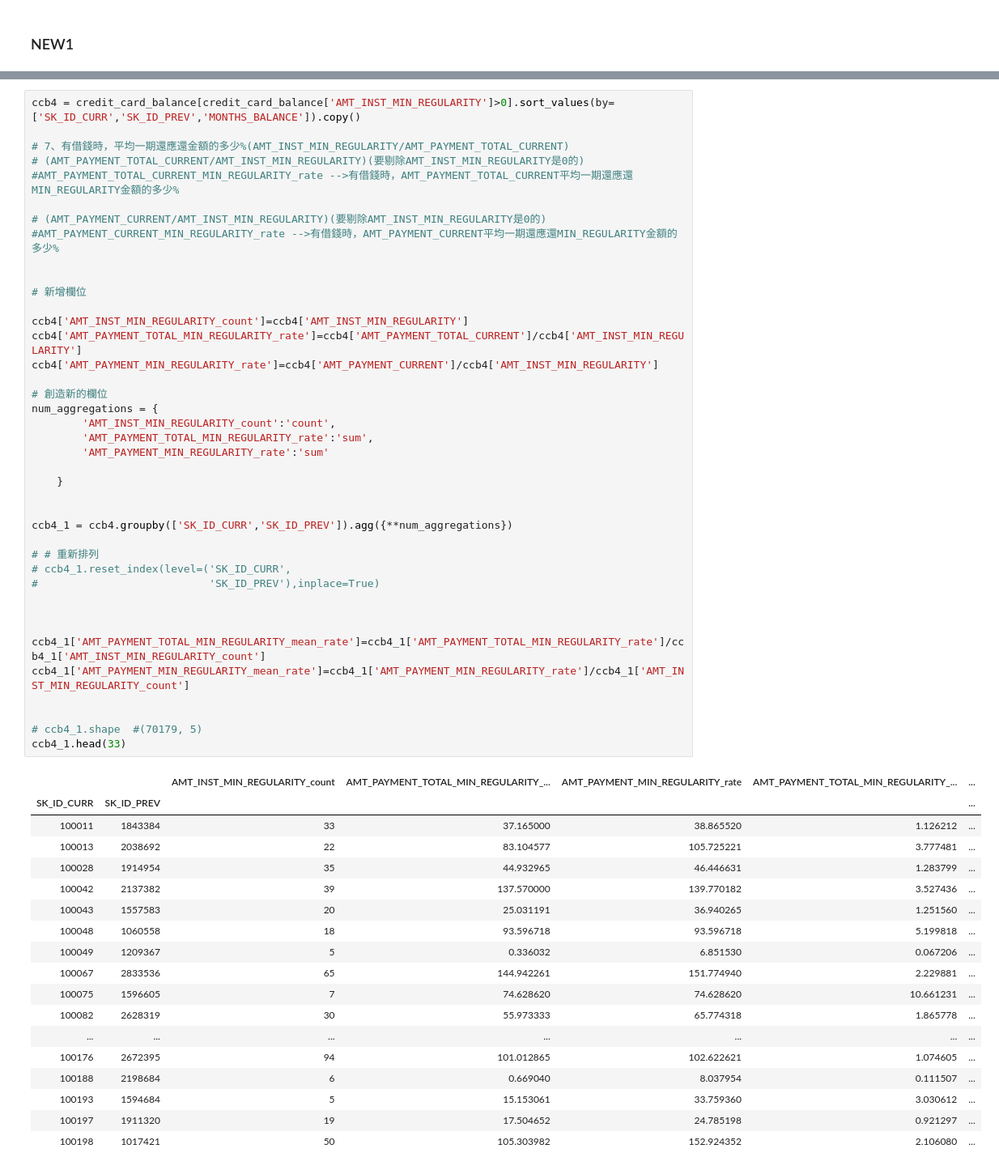
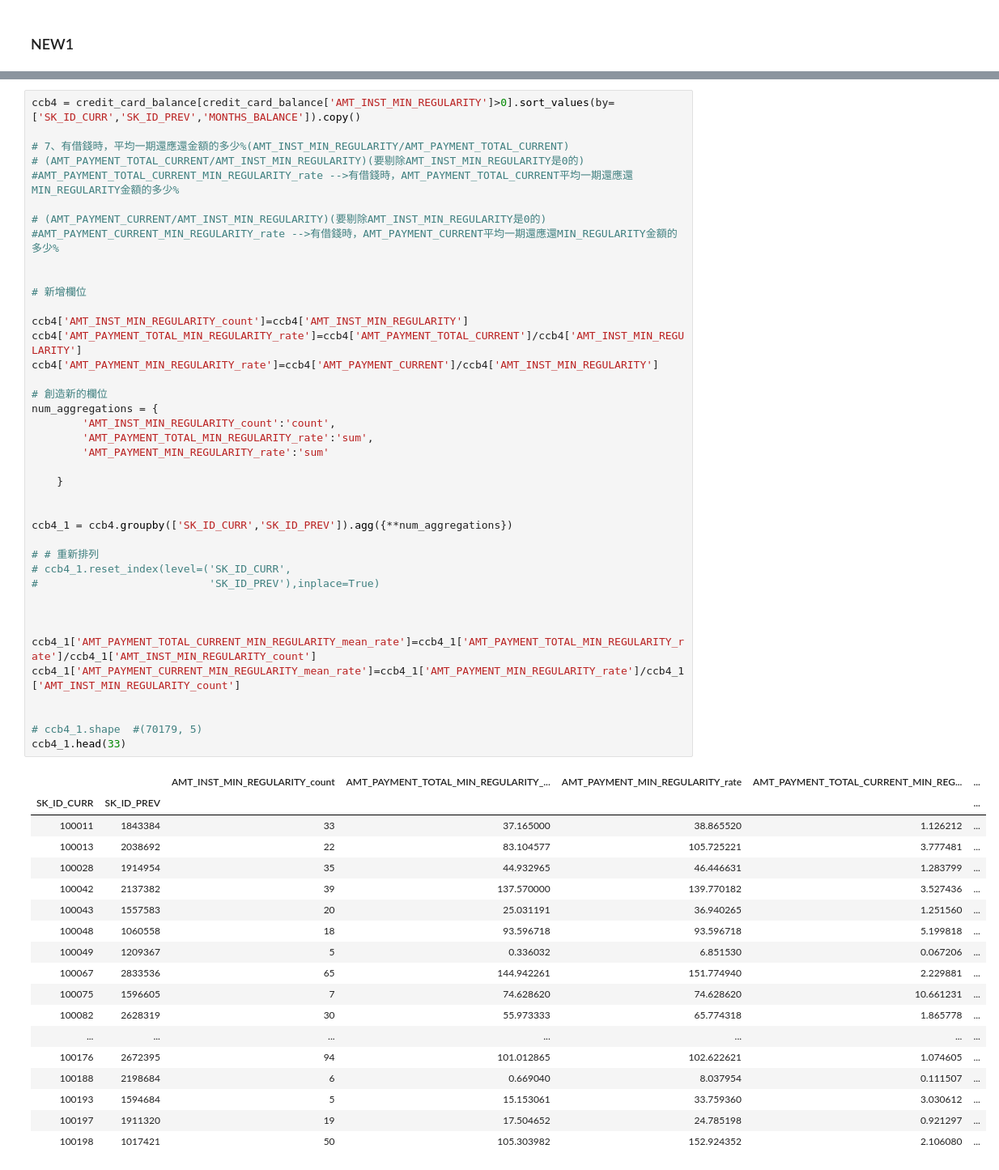
Before and after one commit to stansuo/BDSE12-Group3, a Jupyter notebook: notebooks/homecdt_fteng/chang_credit_card_balance_FE.ipynb, the cells around one changed output, grey strips where cells are left out. Shown at 81% size. Cells and saved outputs as stored; diff of their text form.

```diff
--- a/notebooks/homecdt_fteng/chang_credit_card_balance_FE.ipynb
+++ b/notebooks/homecdt_fteng/chang_credit_card_balance_FE.ipynb
@@ -668,36 +786,36 @@ ccb4 = credit_card_balance[credit_card_balance['AMT_INST_MIN_REGULARITY']>0].sor
 
 
 # 新增欄位
 
 ccb4['AMT_INST_MIN_REGULARITY_count']=ccb4['AMT_INST_MIN_REGULARITY']
 ccb4['AMT_PAYMENT_TOTAL_MIN_REGULARITY_rate']=ccb4['AMT_PAYMENT_TOTAL_CURRENT']/ccb4['AMT_INST_MIN_REGULARITY']
 ccb4['AMT_PAYMENT_MIN_REGULARITY_rate']=ccb4['AMT_PAYMENT_CURRENT']/ccb4['AMT_INST_MIN_REGULARITY']
 
 # 創造新的欄位
 num_aggregations = {
         'AMT_INST_MIN_REGULARITY_count':'count',
         'AMT_PAYMENT_TOTAL_MIN_REGULARITY_rate':'sum',
         'AMT_PAYMENT_MIN_REGULARITY_rate':'sum'
 
     }
 
 
 ccb4_1 = ccb4.groupby(['SK_ID_CURR','SK_ID_PREV']).agg({**num_aggregations})
 
 # # 重新排列
 # ccb4_1.reset_index(level=('SK_ID_CURR',
 #                           'SK_ID_PREV'),inplace=True)
 
 
 
-ccb4_1['AMT_PAYMENT_TOTAL_MIN_REGULARITY_mean_rate']=ccb4_1['AMT_PAYMENT_TOTAL_MIN_REGULARITY_rate']/ccb4_1['AMT_INST_MIN_REGULARITY_count']
-ccb4_1['AMT_PAYMENT_MIN_REGULARITY_mean_rate']=ccb4_1['AMT_PAYMENT_MIN_REGULARITY_rate']/ccb4_1['AMT_INST_MIN_REGULARITY_count']
+ccb4_1['AMT_PAYMENT_TOTAL_CURRENT_MIN_REGULARITY_mean_rate']=ccb4_1['AMT_PAYMENT_TOTAL_MIN_REGULARITY_rate']/ccb4_1['AMT_INST_MIN_REGULARITY_count']
+ccb4_1['AMT_PAYMENT_CURRENT_MIN_REGULARITY_mean_rate']=ccb4_1['AMT_PAYMENT_MIN_REGULARITY_rate']/ccb4_1['AMT_INST_MIN_REGULARITY_count']
 
 
 # ccb4_1.shape  #(70179, 5)
 ccb4_1.head(33)
 # %% [output]
-|  |  | AMT_INST_MIN_REGULARITY_count | AMT_PAYMENT_TOTAL_MIN_REGULARITY_... | AMT_PAYMENT_MIN_REGULARITY_rate | AMT_PAYMENT_TOTAL_MIN_REGULARITY_... | ... |
+|  |  | AMT_INST_MIN_REGULARITY_count | AMT_PAYMENT_TOTAL_MIN_REGULARITY_... | AMT_PAYMENT_MIN_REGULARITY_rate | AMT_PAYMENT_TOTAL_CURRENT_MIN_REG... | ... |
 | SK_ID_CURR | SK_ID_PREV |  |  |  |  | ... |
 | 100011 | 1843384 | 33 | 37.165000 | 38.865520 | 1.126212 | ... |
 | 100013 | 2038692 | 22 | 83.104577 | 105.725221 | 3.777481 | ... |
```
Also changed, not shown: parts of 67 cells of this notebook.
